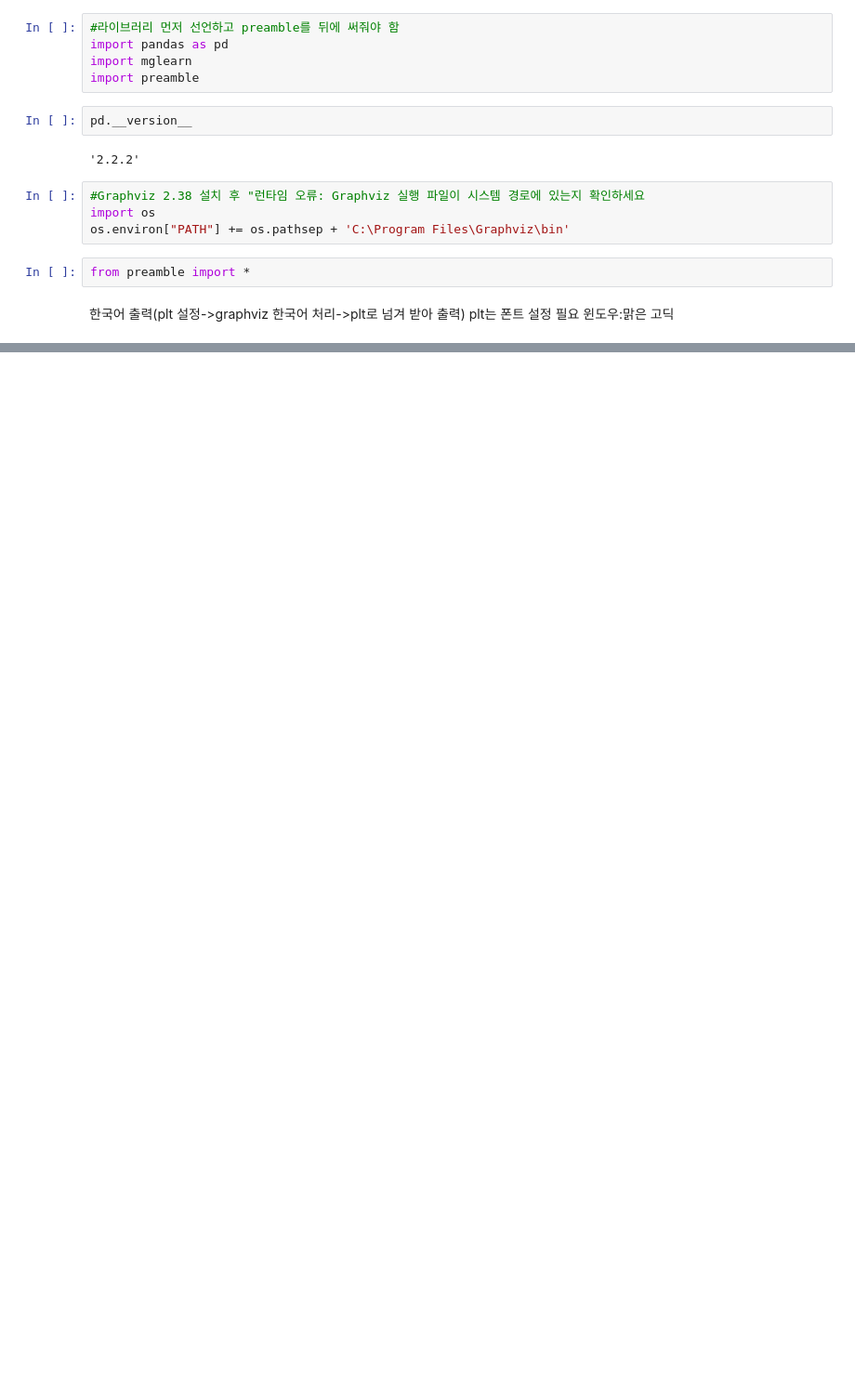
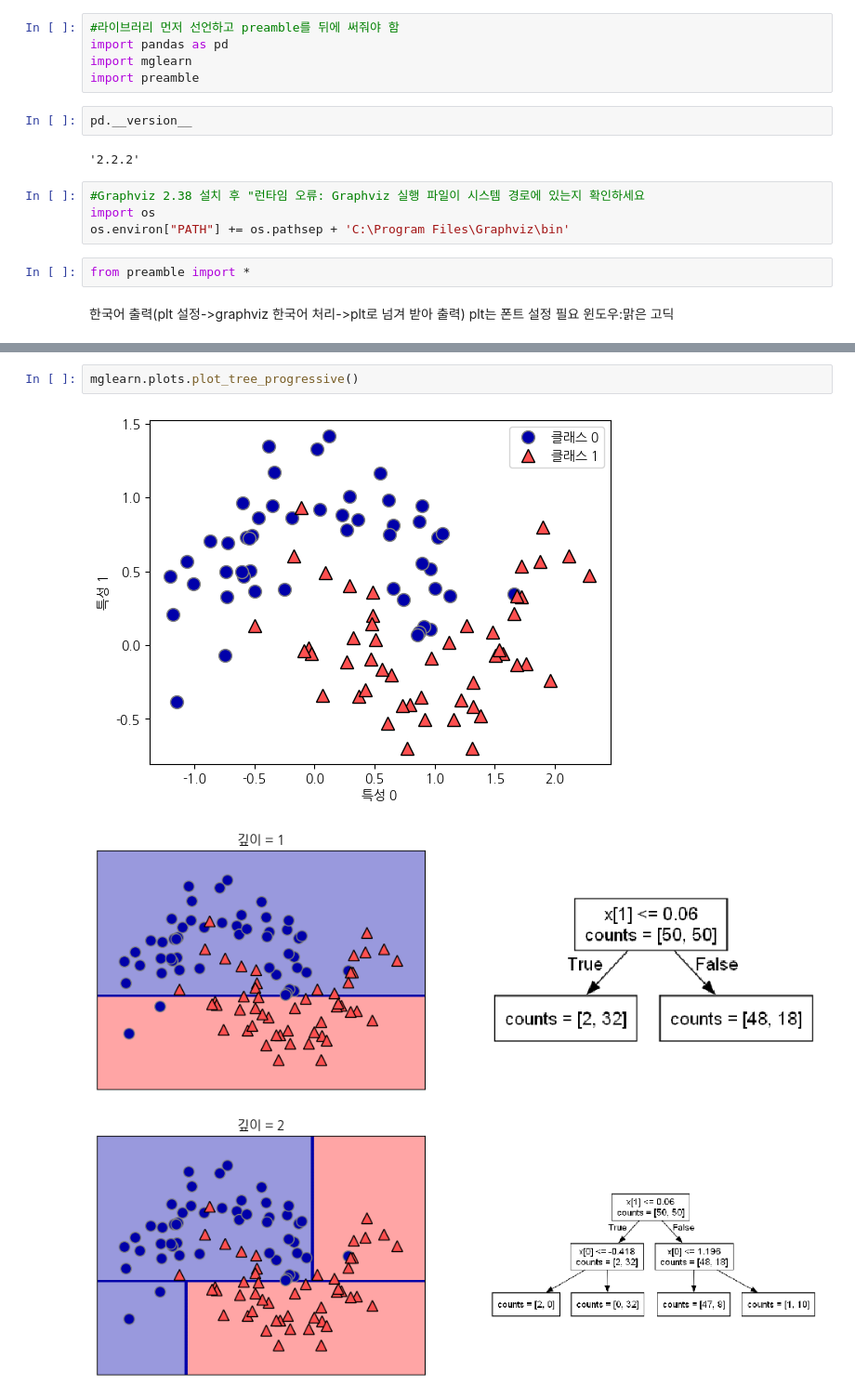
Before and after one commit to jgtaeeun/k_7MachineLearning, a Jupyter notebook: 03_decisiontree.ipynb, the cells around one changed output, grey strips where cells are left out. Shown at 93% size. Drawn from its saved outputs; the diff is of its cells as text; blank space fills up the shorter version.

Commit message:
0716 결정트리, 랜덤포레스트, 한글깨짐해결, graphviz

```diff
--- a/03_decisiontree.ipynb
+++ b/03_decisiontree.ipynb
@@ -44,0 +51,6 @@ Text(0.5, 1.0, '결정트리')
+# %%
+mglearn.plots.plot_tree_progressive()
+# %% [output]
+[figure, added]
+[figure, added]
+[figure, added]
```
Also changed, not shown: parts of 27 cells of this notebook, 5 other files.
